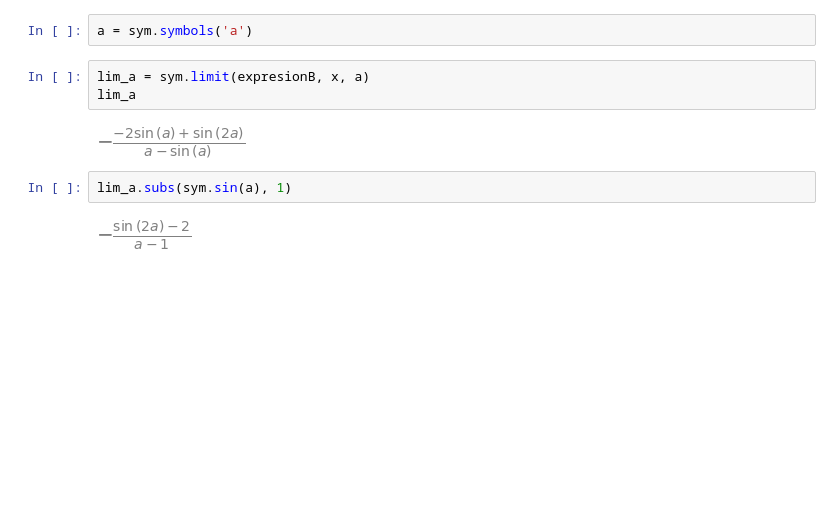
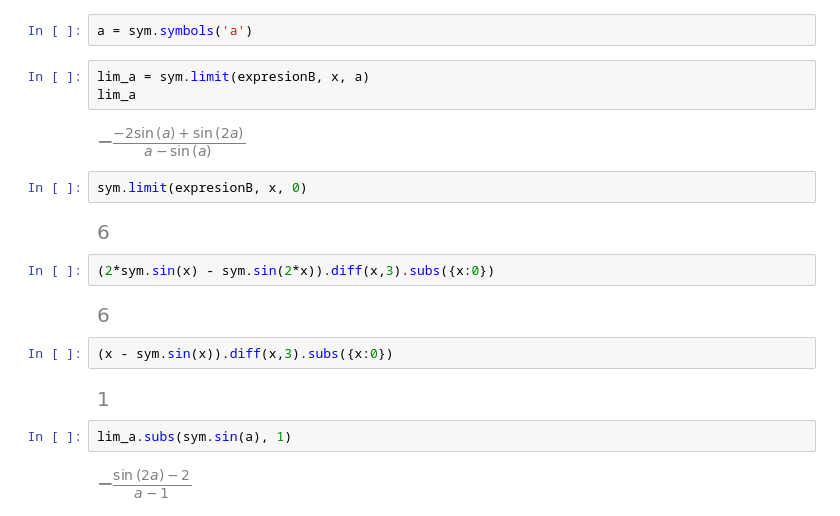
Before and after one commit to pierrediazp/Se-ales_y_Sistemas, a Jupyter notebook: SympyJupyter.ipynb, the cells around one changed output. Drawn from its saved outputs; the diff is of its cells as text; blank space fills up the shorter version.

```diff
--- a/SympyJupyter.ipynb
+++ b/SympyJupyter.ipynb
@@ -120,6 +124,18 @@ lim_a = sym.limit(expresionB, x, a)
 lim_a
 # %% [output]
 [figure]
+# %%
+sym.limit(expresionB, x, 0)
+# %% [output]
+[figure, added]
+# %%
+(2*sym.sin(x) - sym.sin(2*x)).diff(x,3).subs({x:0})
+# %% [output]
+[figure, added]
+# %%
+(x - sym.sin(x)).diff(x,3).subs({x:0})
+# %% [output]
+[figure, added]
 # %%
 lim_a.subs(sym.sin(a), 1)
 # %% [output]
```
Also changed, not shown: parts of 4 cells of this notebook, 1 other file.
